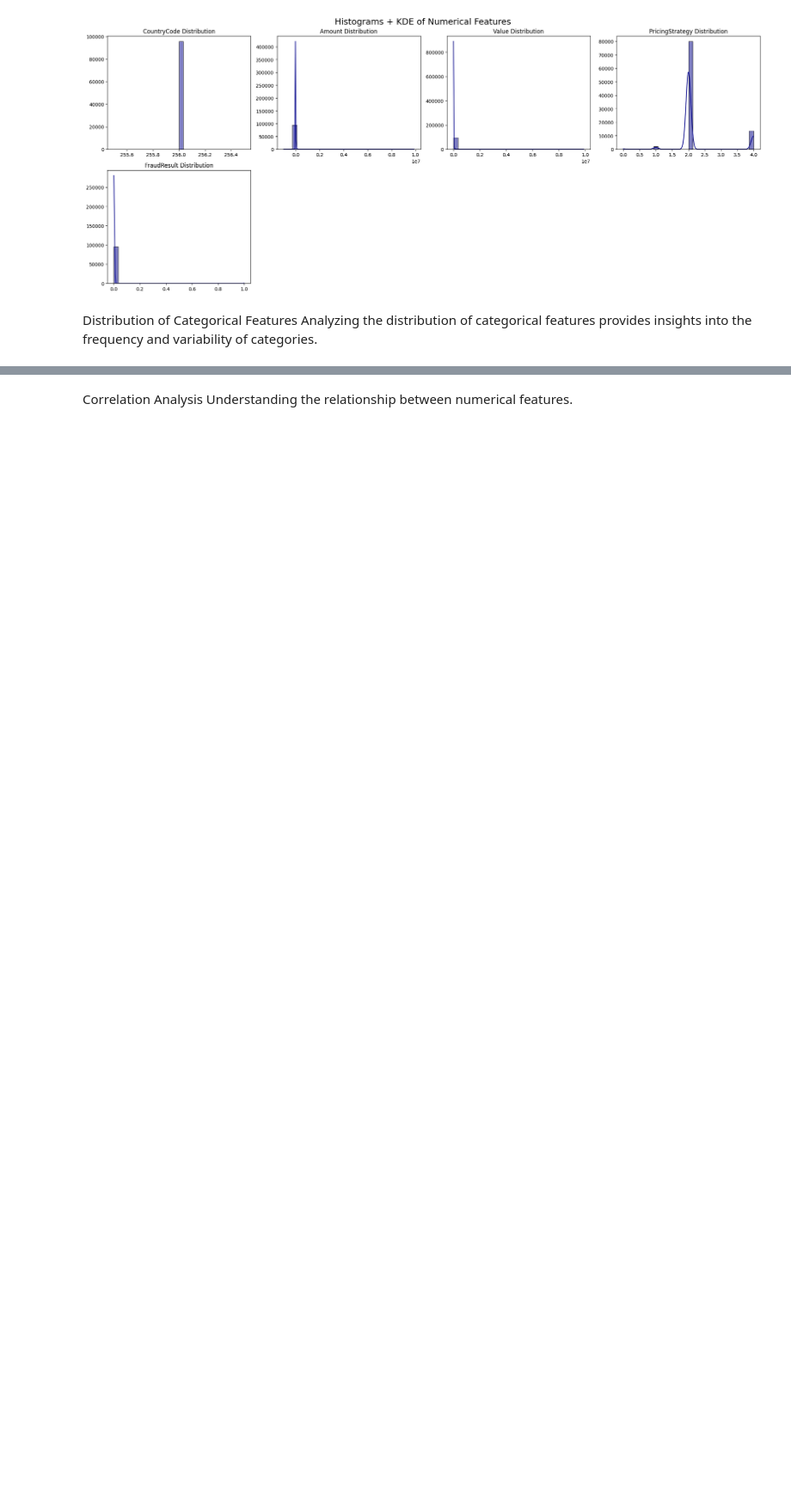
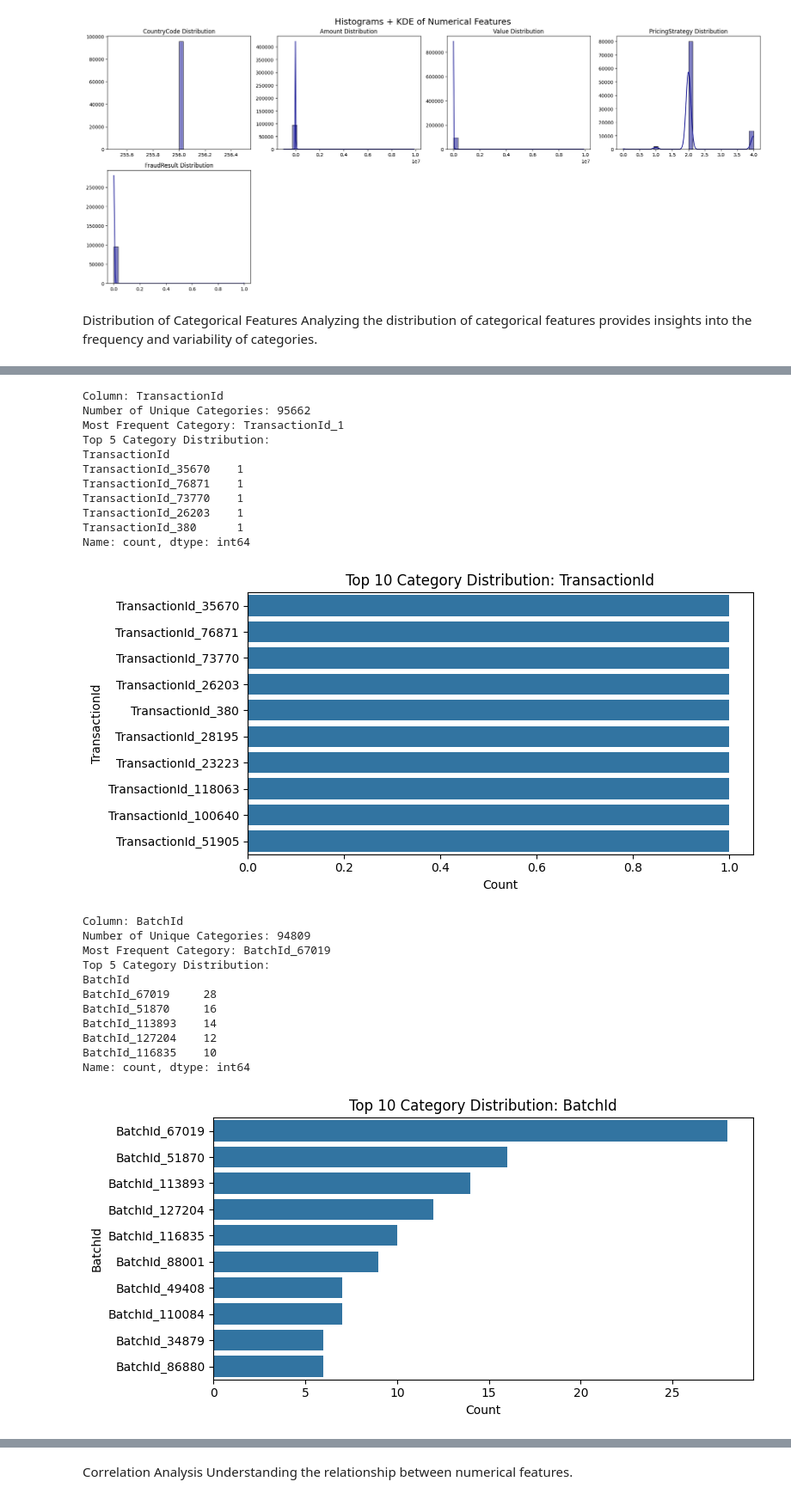
Before and after one commit to Wakgari-Eshetu/Credit-Risk-traing-model-, a Jupyter notebook: notebook/EDA.ipynb, the cells around one changed output, grey strips where cells are left out. Shown at 86% size. Drawn from its saved outputs; the diff is of its cells as text; code cells hidden in the pictures; blank space fills up the shorter version.

```diff
--- a/notebook/EDA.ipynb
+++ b/notebook/EDA.ipynb
@@ -132,7 +132,7 @@ for col in numerical_cols:
 
     # Boxplot
     plt.subplot(1,2,2)
-    sns.boxplot(x=df[col], color='lightgreen')
+    sns.boxplot(x=df[col], color='darkgray')
     plt.title(f"{col} Boxplot")
 
     plt.tight_layout()
@@ -268,15 +268,6 @@ for col in categorical_cols:
     print("Unique Categories|variability:", df[col].nunique())
     print("Top Category:Dominance|", df[col].mode()[0])
     print("Frequency of Top Category|Distribution of top:\n", df[col].value_counts().head())
-
-#visualize Distribution
-for col in categorical_cols:
-    plt.figure(figsize=(8,4))
-    sns.countplot(y=col, data=df, order=df[col].value_counts().index, palette="pastel",legend=False)
-    plt.title(f"Distribution of {col}")
-    plt.xlabel("Count")
-    plt.ylabel(col)
-    plt.show()
 # %% [output]
 Column: TransactionId
 Unique Categories|variability: 95662
@@ -300,0 +289,55 @@ Passing `palette` without assigning `hue` is deprecated and will be removed in v
+# %%
+categorical_cols = df.select_dtypes(include=['object', 'category']).columns
+
+for col in categorical_cols:
+    print(f"\nColumn: {col}")
+    print("Number of Unique Categories:", df[col].nunique(dropna=True))
+
+    if df[col].dropna().empty:
+        print("No valid categories found.")
+        continue
+
+    top_category = df[col].mode(dropna=True)[0]
+    print("Most Frequent Category:", top_category)
+    print("Top 5 Category Distribution:")
+    print(df[col].value_counts().head())
+
+    # Limit visualization to top 10 categories
+    top_categories = df[col].value_counts().head(10)
+
+    plt.figure(figsize=(8, 4))
+    sns.countplot(
+        y=col,
+        data=df,
+        order=top_categories.index
+    )
+    plt.title(f"Top 10 Category Distribution: {col}")
+    plt.xlabel("Count")
+    plt.ylabel(col)
+    plt.tight_layout()
+    plt.show()
+# %% [output]
+Column: TransactionId
+Number of Unique Categories: 95662
+Most Frequent Category: TransactionId_1
+Top 5 Category Distribution:
+TransactionId
+TransactionId_35670    1
+TransactionId_76871    1
+TransactionId_73770    1
+TransactionId_26203    1
+TransactionId_380      1
+Name: count, dtype: int64
+[figure, added]
+Column: BatchId
+Number of Unique Categories: 94809
+Most Frequent Category: BatchId_67019
+Top 5 Category Distribution:
+BatchId
+BatchId_67019     28
+BatchId_51870     16
+BatchId_113893    14
+BatchId_127204    12
+BatchId_116835    10
+Name: count, dtype: int64
+[figure, added]
```
Also changed, not shown: parts of 5 cells of this notebook, 2 other files.
